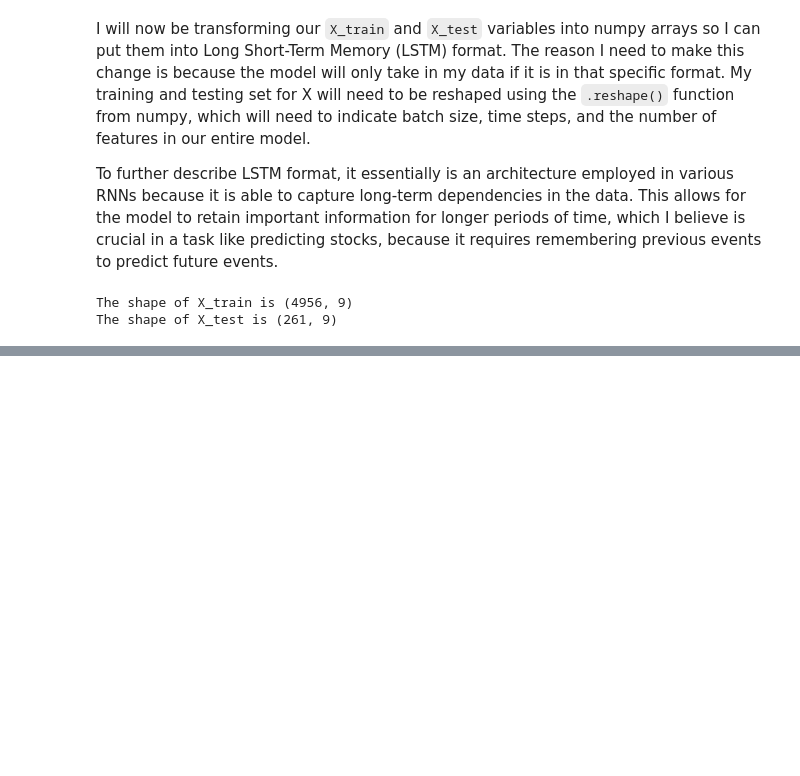
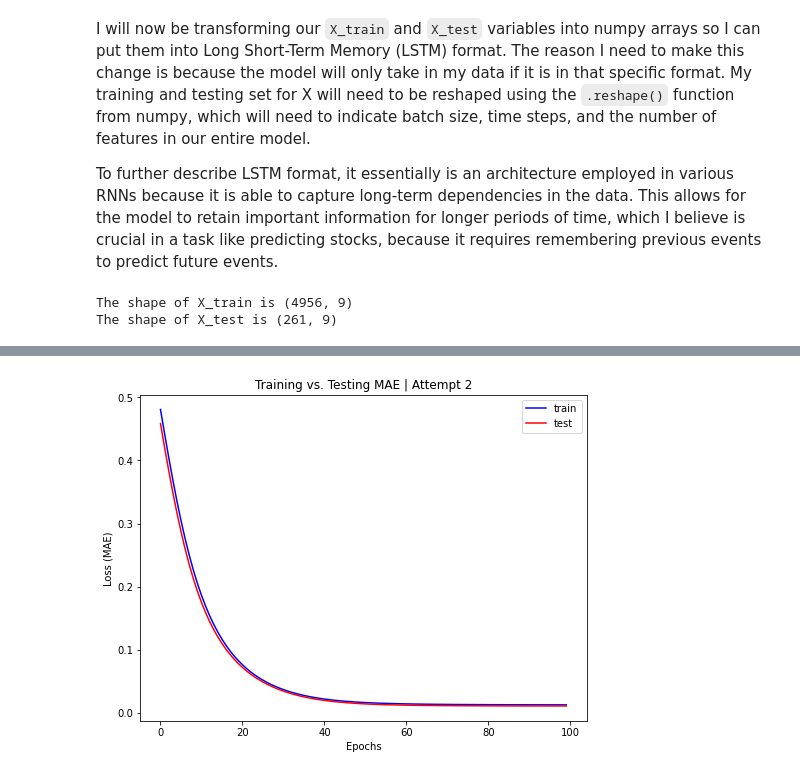
Before and after one commit to reece-iriye/Stock-Price-Prediction-Using-Historical-Data-and-Recurrent-Neural-Networks, a Jupyter notebook: main.ipynb, the cells around one changed output, grey strips where cells are left out. Drawn from its saved outputs; the diff is of its cells as text; code cells hidden in the pictures; blank space fills up the shorter version.

```diff
--- a/main.ipynb
+++ b/main.ipynb
@@ -150,6 +149,6 @@ print(f"Shape of X_test is {X_test.shape}")
 # %% [output]
 Shape of X_test is (261, 9)
 # %%
-y_train = df_returns.loc["2000-01-03":"2018-12-31", "TGT Returns"]
+y_train = df_returns.loc["2000-01-03":"2018-12-31", ["TGT Returns"]]
 y_train.tail()
 # %% [output]
@@ -194,0 +283,8 @@ This time around, I will predict it using only a batch_size of 1 and timesteps_t
+# %%
+# Design RNN
+model = Sequential()
+model.add(Dense(1, activation="sigmoid"))
+model.compile(loss="mae", optimizer="adam")
+
+# Fit RNN
+history = model.fit(X_train, y_train, epochs=100, validation_data=(X_test, y_test), verbose=2)
@@ -194,0 +309,12 @@ This time around, I will predict it using only a batch_size of 1 and timesteps_t
+# %%
+# plot history
+fig, ax = plt.subplots(figsize=(8,6))
+ax.plot(history.history['loss'], label='train', color="blue")
+ax.plot(history.history['val_loss'], label='test', color="red")
+ax.set_xlabel("Epochs")
+ax.set_ylabel("Loss (MAE)")
+ax.set_title("Training vs. Testing MAE | Attempt 2")
+ax.legend()
+plt.show()
+# %% [output]
+[figure, added]
```
Also changed, not shown: parts of 65 cells of this notebook, 2 other files.
